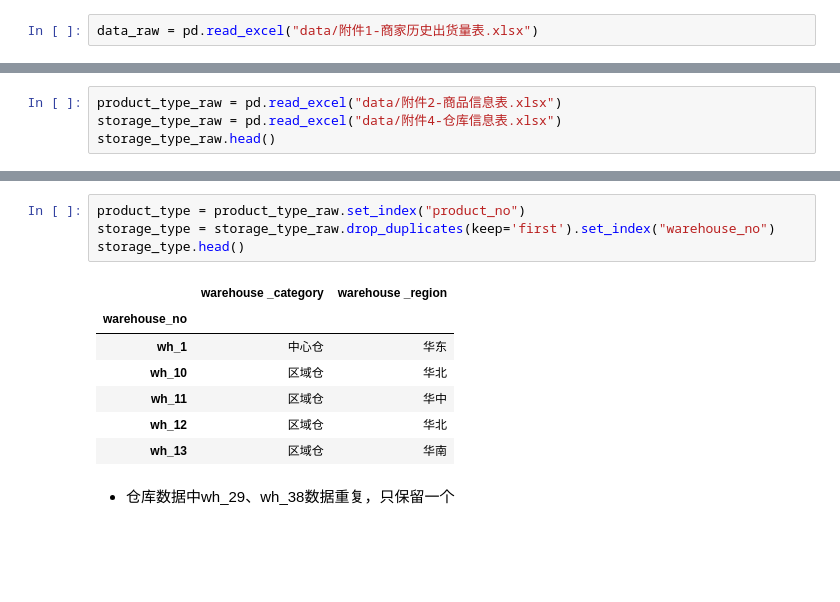
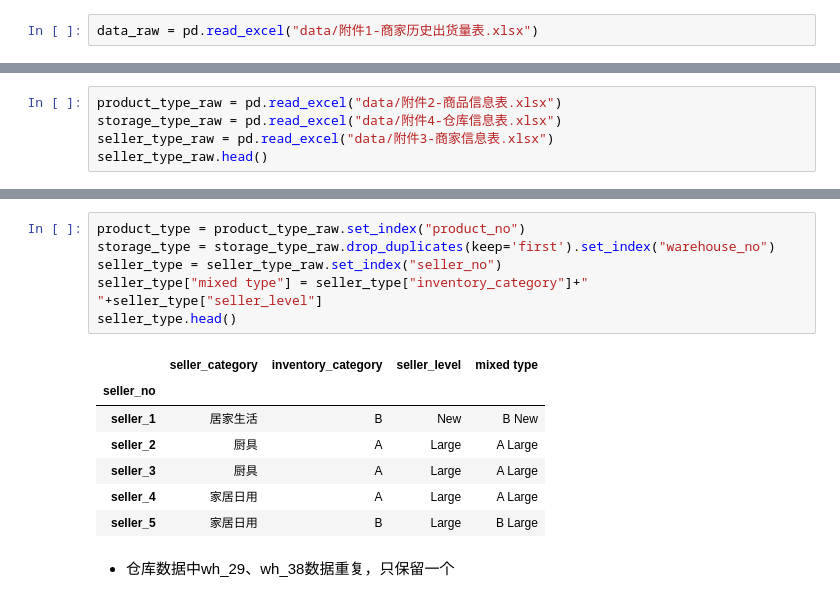
Before and after one commit to XDzzzzzZyq/MathorCup-2023-B, a Jupyter notebook: Ques0_corr.ipynb, the cells around one changed output, grey strips where cells are left out. Saved outputs shown, nothing was run; the diff lists cells and outputs as text; blank space fills up the shorter version.

```diff
--- a/Ques0_corr.ipynb
+++ b/Ques0_corr.ipynb
@@ -23,5 +13,6 @@ data.head()
 # %%
 product_type_raw = pd.read_excel("data/附件2-商品信息表.xlsx")
 storage_type_raw = pd.read_excel("data/附件4-仓库信息表.xlsx")
-storage_type_raw.head()
+seller_type_raw = pd.read_excel("data/附件3-商家信息表.xlsx")
+seller_type_raw.head()
 # %% [output]
@@ -34,15 +35,17 @@ storage_type_raw.head()
 # %%
 product_type = product_type_raw.set_index("product_no")
 storage_type = storage_type_raw.drop_duplicates(keep='first').set_index("warehouse_no")
-storage_type.head()
+seller_type = seller_type_raw.set_index("seller_no")
+seller_type["mixed type"] = seller_type["inventory_category"]+" "+seller_type["seller_level"]
+seller_type.head()
 # %% [output]
-|  | warehouse _category | warehouse _region |
-| warehouse_no |  |  |
-| wh_1 | 中心仓 | 华东 |
-| wh_10 | 区域仓 | 华北 |
-| wh_11 | 区域仓 | 华中 |
-| wh_12 | 区域仓 | 华北 |
-| wh_13 | 区域仓 | 华南 |
+|  | seller_category | inventory_category | seller_level | mixed type |
+| seller_no |  |  |  |  |
+| seller_1 | 居家生活 | B | New | B New |
+| seller_2 | 厨具 | A | Large | A Large |
+| seller_3 | 厨具 | A | Large | A Large |
+| seller_4 | 家居日用 | A | Large | A Large |
+| seller_5 | 家居日用 | B | Large | B Large |
 # %% [markdown]
 - 仓库数据中wh_29、wh_38数据重复，只保留一个
 # %% [markdown]
```
Also changed, not shown: parts of 26 cells of this notebook, 1 other file.
